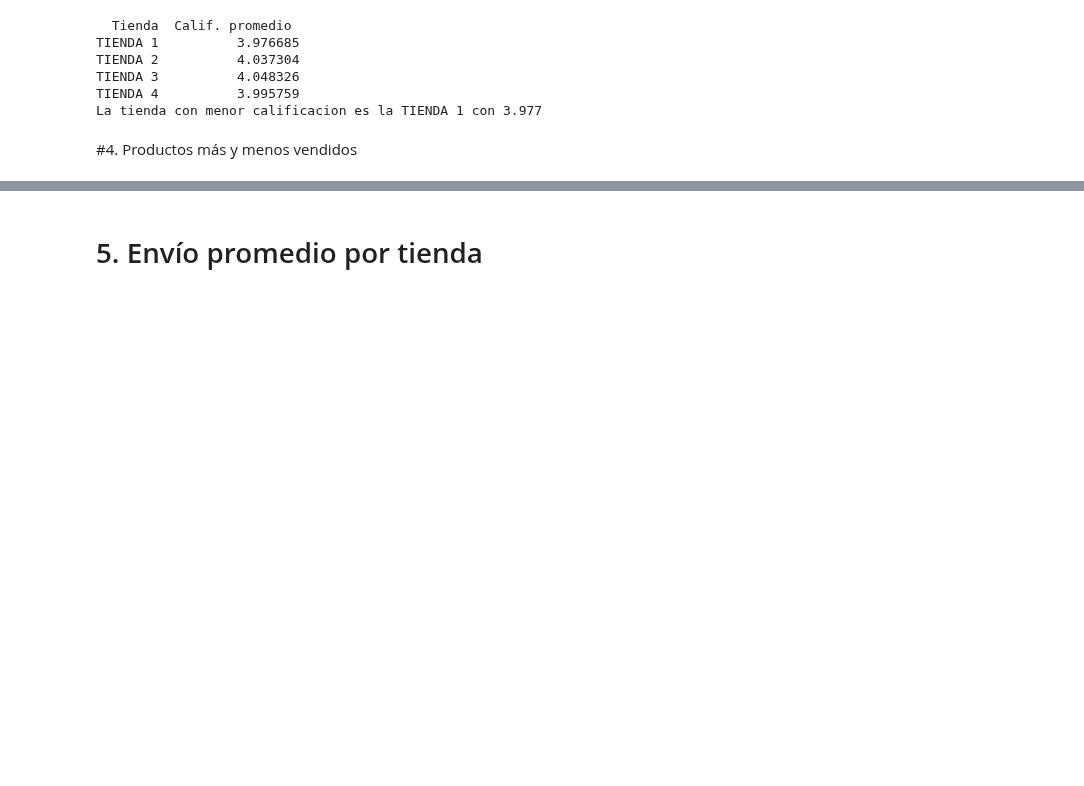
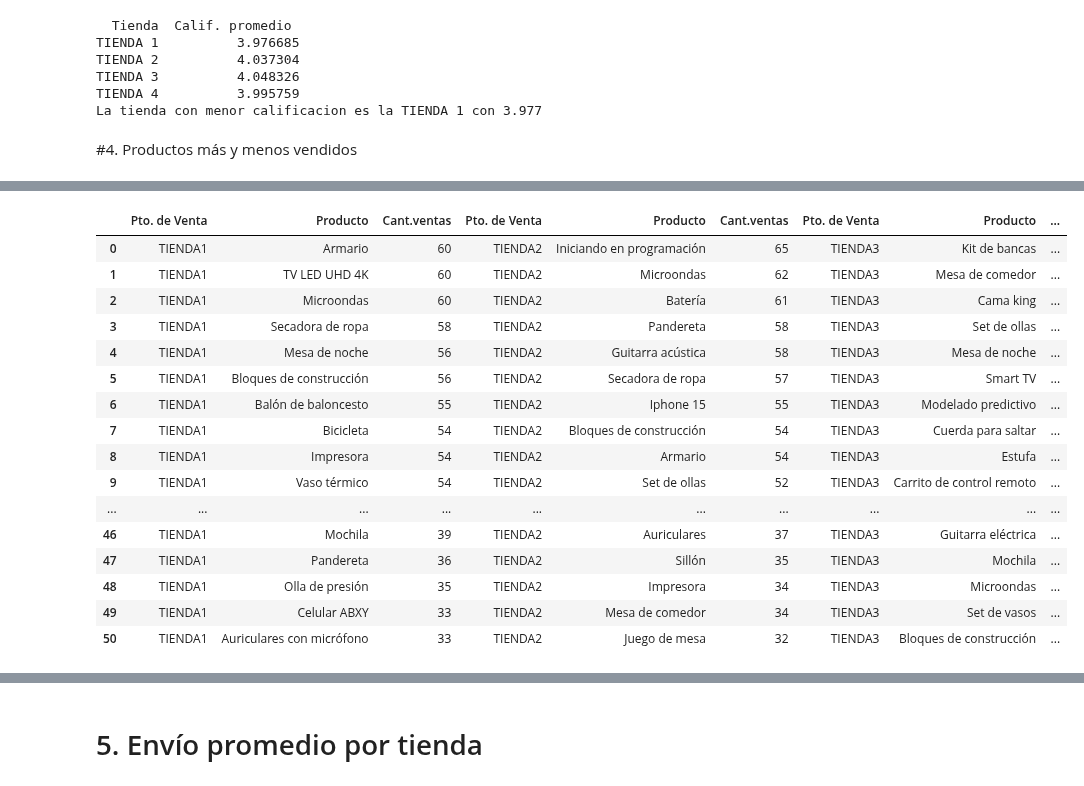
Before and after one commit to adriannr2020-commits/challenge1-data-science-latam, a Jupyter notebook: AluraStoreLatam.ipynb, the cells around one changed output, grey strips where cells are left out. Drawn from its saved outputs; the diff is of its cells as text; code cells hidden in the pictures; blank space fills up the shorter version.

```diff
--- a/AluraStoreLatam.ipynb
+++ b/AluraStoreLatam.ipynb
@@ -221,0 +238,44 @@ La tienda con menor calificacion es la TIENDA 1 con 3.977
+# %%
+df_prods_t1 = tienda.groupby("Producto").size().reset_index(name='Cant.ventas').sort_values(by='Cant.ventas', ascending=False).reset_index(drop=True)
+df_prods_t2 = tienda2.groupby("Producto").size().reset_index(name='Cant.ventas').sort_values(by='Cant.ventas', ascending=False).reset_index(drop=True)
+df_prods_t3 = tienda3.groupby("Producto").size().reset_index(name='Cant.ventas').sort_values(by='Cant.ventas', ascending=False).reset_index(drop=True)
+df_prods_t4 = tienda4.groupby("Producto").size().reset_index(name='Cant.ventas').sort_values(by='Cant.ventas', ascending=False).reset_index(drop=True)
+
+df_prods_t1["Pto. de Venta"] = "TIENDA1"
+df_prods_t2["Pto. de Venta"] = "TIENDA2"
+df_prods_t3["Pto. de Venta"] = "TIENDA3"
+df_prods_t4["Pto. de Venta"] = "TIENDA4"
+
+df_prods_t1 = df_prods_t1[["Pto. de Venta", "Producto", "Cant.ventas"]]
+df_prods_t2 = df_prods_t2[["Pto. de Venta", "Producto", "Cant.ventas"]]
+df_prods_t3 = df_prods_t3[["Pto. de Venta", "Producto", "Cant.ventas"]]
+df_prods_t4 = df_prods_t4[["Pto. de Venta", "Producto", "Cant.ventas"]]
+
+max_filas = max(len(df_prods_t1), len(df_prods_t2), len(df_prods_t3), len(df_prods_t4))
+
+df_prods_t1 = df_prods_t1.reindex(range(max_filas))
+df_prods_t2 = df_prods_t2.reindex(range(max_filas))
+df_prods_t3 = df_prods_t3.reindex(range(max_filas))
+df_prods_t4 = df_prods_t4.reindex(range(max_filas))
+
+df_matriz_todo = pd.concat([df_prods_t1, df_prods_t2, df_prods_t3, df_prods_t4], axis=1)
+
+df_matriz_todo
+# %% [output]
+|  | Pto. de Venta | Producto | Cant.ventas | Pto. de Venta | Producto | Cant.ventas | Pto. de Venta | Producto | ... |
+| 0 | TIENDA1 | Armario | 60 | TIENDA2 | Iniciando en programación | 65 | TIENDA3 | Kit de bancas | ... |
+| 1 | TIENDA1 | TV LED UHD 4K | 60 | TIENDA2 | Microondas | 62 | TIENDA3 | Mesa de comedor | ... |
+| 2 | TIENDA1 | Microondas | 60 | TIENDA2 | Batería | 61 | TIENDA3 | Cama king | ... |
+| 3 | TIENDA1 | Secadora de ropa | 58 | TIENDA2 | Pandereta | 58 | TIENDA3 | Set de ollas | ... |
+| 4 | TIENDA1 | Mesa de noche | 56 | TIENDA2 | Guitarra acústica | 58 | TIENDA3 | Mesa de noche | ... |
+| 5 | TIENDA1 | Bloques de construcción | 56 | TIENDA2 | Secadora de ropa | 57 | TIENDA3 | Smart TV | ... |
+| 6 | TIENDA1 | Balón de baloncesto | 55 | TIENDA2 | Iphone 15 | 55 | TIENDA3 | Modelado predictivo | ... |
+| 7 | TIENDA1 | Bicicleta | 54 | TIENDA2 | Bloques de construcción | 54 | TIENDA3 | Cuerda para saltar | ... |
+| 8 | TIENDA1 | Impresora | 54 | TIENDA2 | Armario | 54 | TIENDA3 | Estufa | ... |
+| 9 | TIENDA1 | Vaso térmico | 54 | TIENDA2 | Set de ollas | 52 | TIENDA3 | Carrito de control remoto | ... |
+| ... | ... | ... | ... | ... | ... | ... | ... | ... | ... |
+| 46 | TIENDA1 | Mochila | 39 | TIENDA2 | Auriculares | 37 | TIENDA3 | Guitarra eléctrica | ... |
+| 47 | TIENDA1 | Pandereta | 36 | TIENDA2 | Sillón | 35 | TIENDA3 | Mochila | ... |
+| 48 | TIENDA1 | Olla de presión | 35 | TIENDA2 | Impresora | 34 | TIENDA3 | Microondas | ... |
+| 49 | TIENDA1 | Celular ABXY | 33 | TIENDA2 | Mesa de comedor | 34 | TIENDA3 | Set de vasos | ... |
+| 50 | TIENDA1 | Auriculares con micrófono | 33 | TIENDA2 | Juego de mesa | 32 | TIENDA3 | Bloques de construcción | ... |
```
Also changed, not shown: parts of 6 cells of this notebook.
